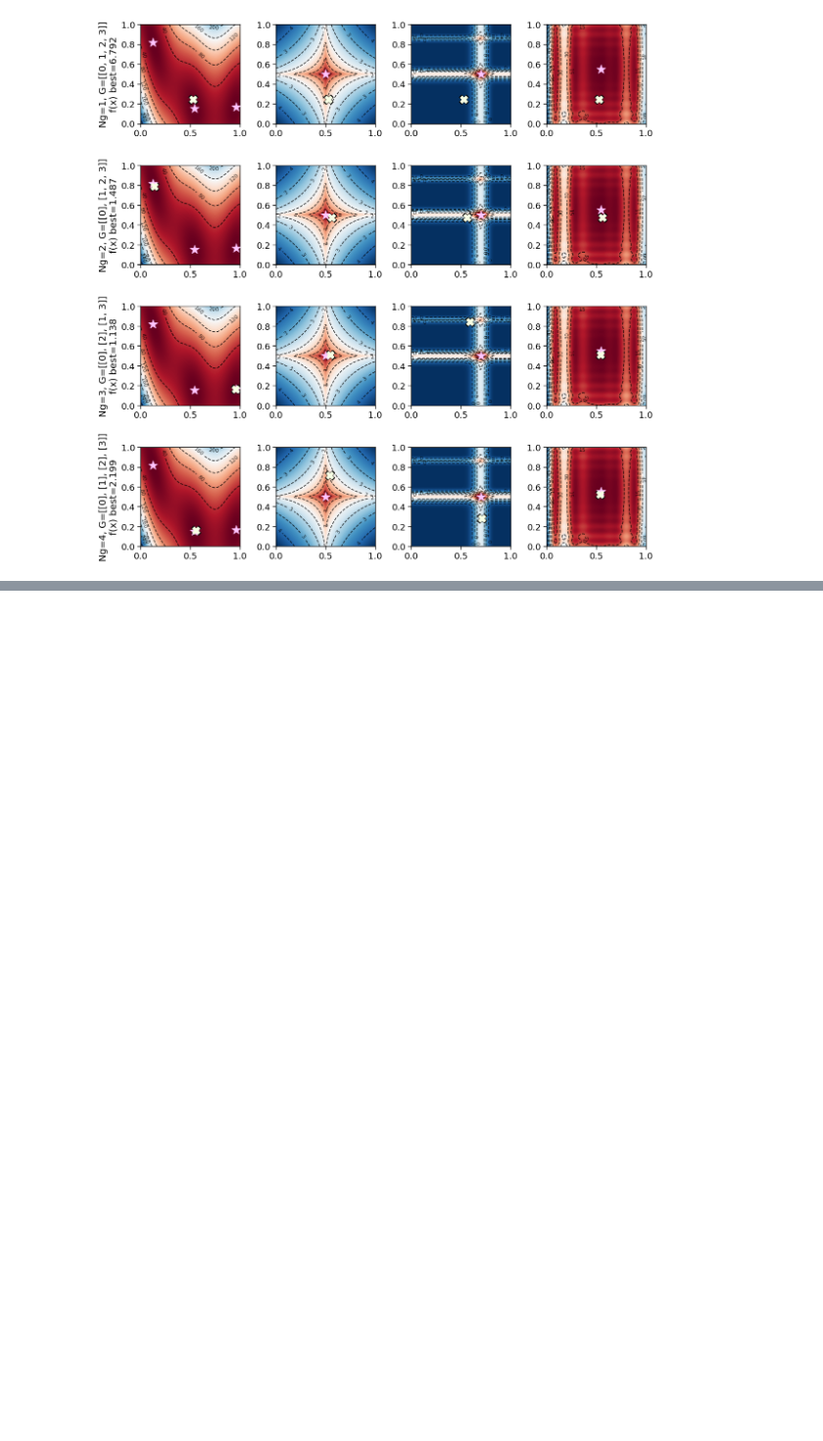
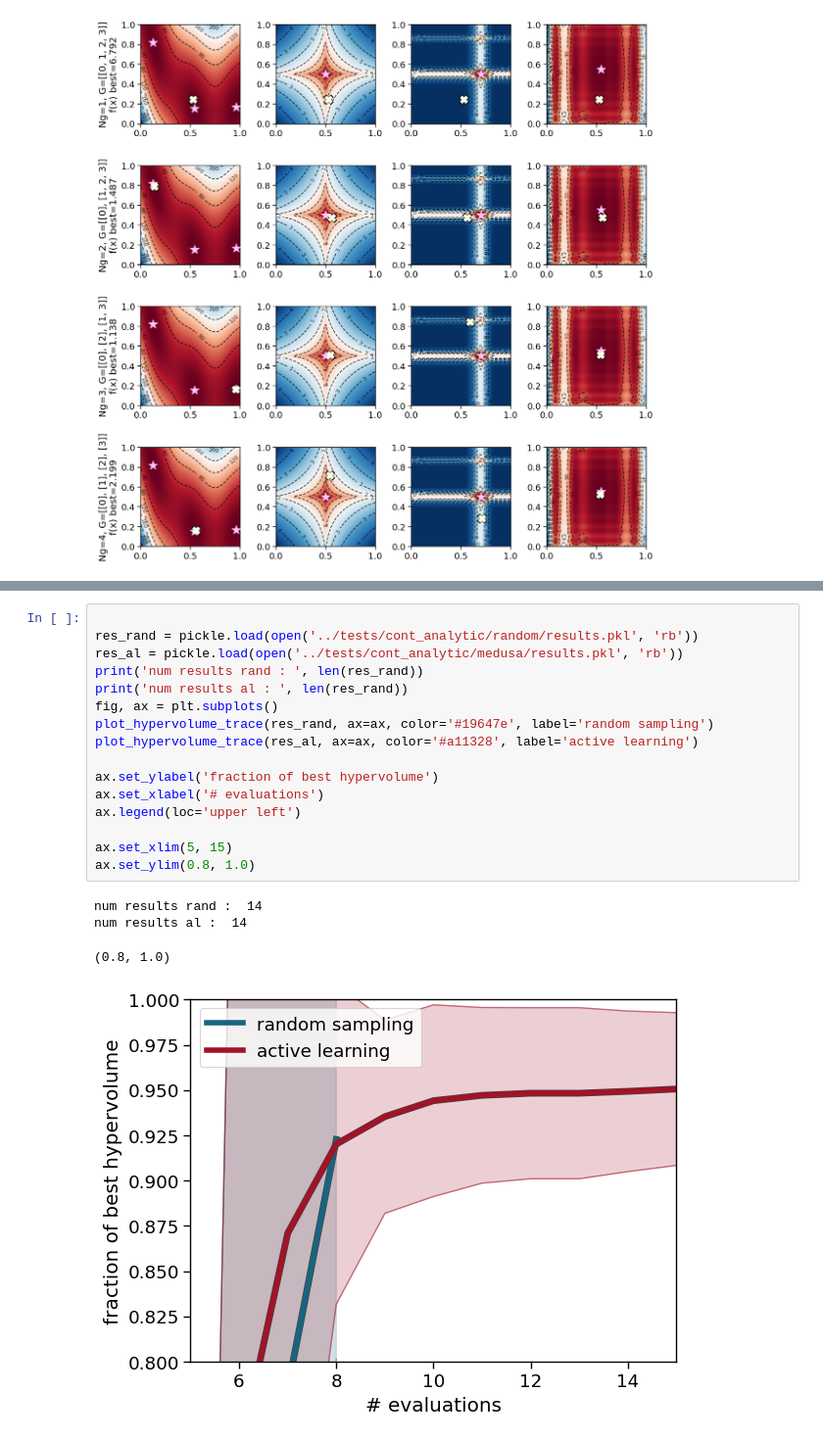
Before and after one commit to rileyhickman/atlas, a Jupyter notebook: examples/medusa/datasets/plot_surfaces.ipynb, the cells around one changed output, grey strips where cells are left out. Shown at 98% size. Cells and saved outputs as stored; diff of their text form; blank space fills up the shorter version.

Commit message:
prep first tests for medusa

```diff
--- a/examples/medusa/datasets/plot_surfaces.ipynb
+++ b/examples/medusa/datasets/plot_surfaces.ipynb
@@ -596,0 +577,21 @@ theoretical max objective function :  351.29116364
+# %%
+
+res_rand = pickle.load(open('../tests/cont_analytic/random/results.pkl', 'rb'))
+res_al = pickle.load(open('../tests/cont_analytic/medusa/results.pkl', 'rb'))
+print('num results rand : ', len(res_rand))
+print('num results al : ', len(res_rand))
+fig, ax = plt.subplots()
+plot_hypervolume_trace(res_rand, ax=ax, color='#19647e', label='random sampling')
+plot_hypervolume_trace(res_al, ax=ax, color='#a11328', label='active learning')
+
+ax.set_ylabel('fraction of best hypervolume')
+ax.set_xlabel('# evaluations')
+ax.legend(loc='upper left')
+
+ax.set_xlim(5, 15)
+ax.set_ylim(0.8, 1.0)
+# %% [output]
+num results rand :  14
+num results al :  14
+(0.8, 1.0)
+[figure, added]
```
Also changed, not shown: parts of 25 cells of this notebook, 5 other files.
